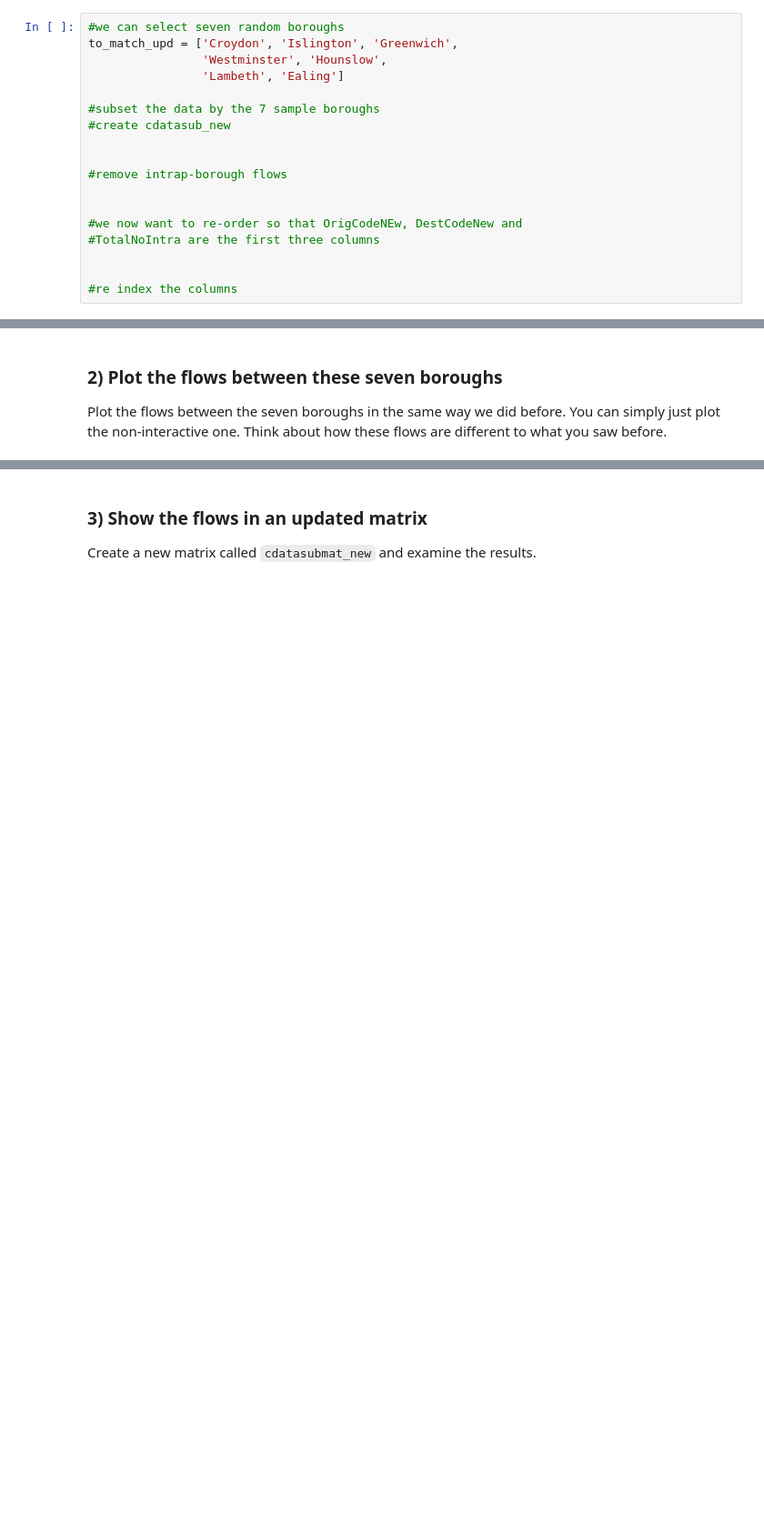
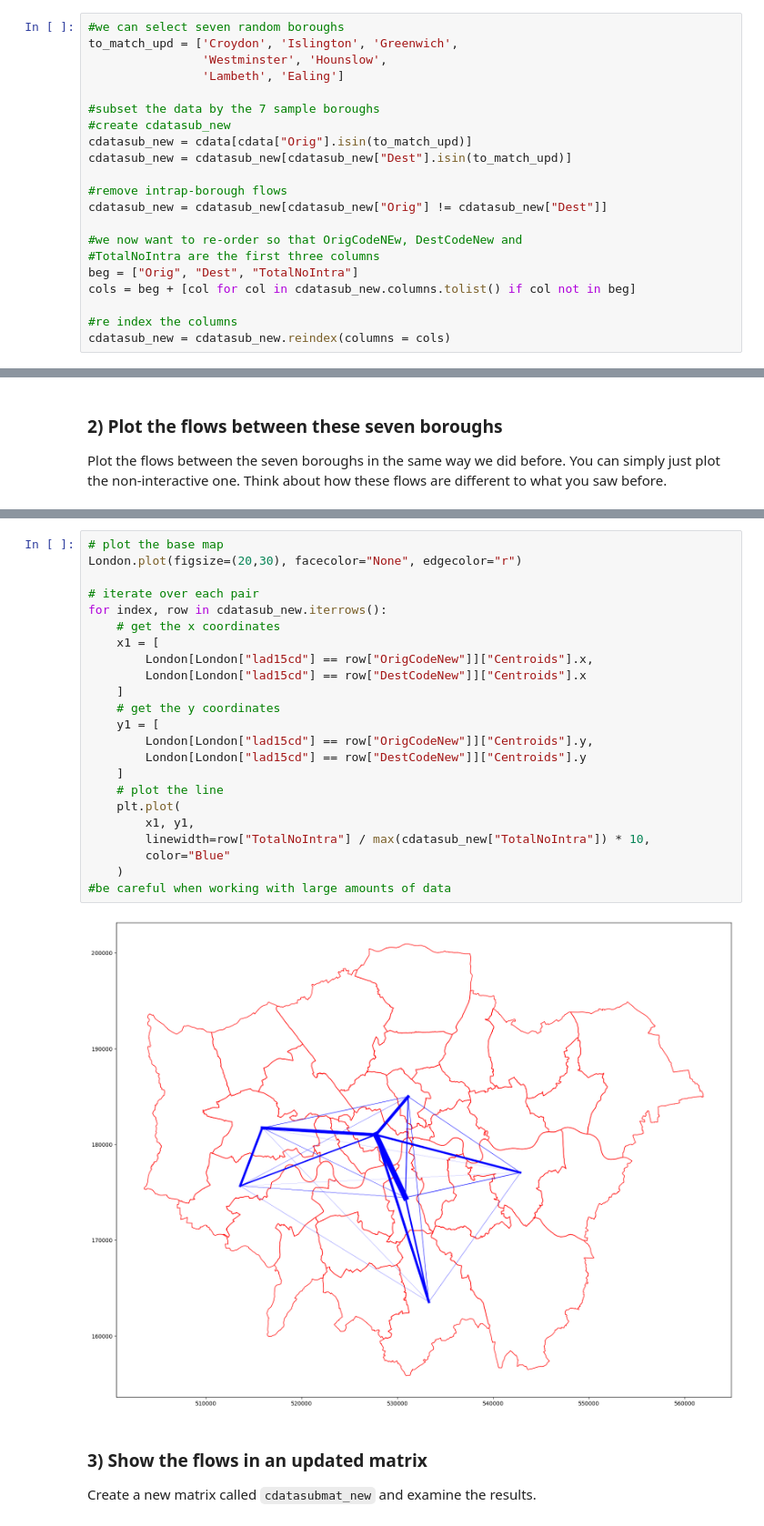
Before and after one commit to hawaiie-star/UrbanSimulation, a Jupyter notebook: Week 2/Urbsim Spatial Interaction - Unconstrained/Urbsim Spatial Interaction - Unconstrained.ipynb, the cells around one changed output, grey strips where cells are left out. Shown at 91% size. Saved outputs shown, nothing was run; the diff lists cells and outputs as text; blank space fills up the shorter version.

```diff
--- a/Week 2/Urbsim Spatial Interaction - Unconstrained/Urbsim Spatial Interaction - Unconstrained.ipynb
+++ b/Week 2/Urbsim Spatial Interaction - Unconstrained/Urbsim Spatial Interaction - Unconstrained.ipynb
@@ -1126,15 +1126,18 @@ to_match_upd = ['Croydon', 'Islington', 'Greenwich',
 
 #subset the data by the 7 sample boroughs
 #create cdatasub_new
-
+cdatasub_new = cdata[cdata["Orig"].isin(to_match_upd)]
+cdatasub_new = cdatasub_new[cdatasub_new["Dest"].isin(to_match_upd)]
 
 #remove intrap-borough flows
-
+cdatasub_new = cdatasub_new[cdatasub_new["Orig"] != cdatasub_new["Dest"]]
 
 #we now want to re-order so that OrigCodeNEw, DestCodeNew and
 #TotalNoIntra are the first three columns
-
+beg = ["Orig", "Dest", "TotalNoIntra"]
+cols = beg + [col for col in cdatasub_new.columns.tolist() if col not in beg]
 
 #re index the columns
+cdatasub_new = cdatasub_new.reindex(columns = cols)
 # %%
 #check the head of the data
@@ -1160,3 +1162,28 @@ Plot the flows between the seven boroughs in the same way we did before. You can
+# %%
+# plot the base map
+London.plot(figsize=(20,30), facecolor="None", edgecolor="r")
+
+# iterate over each pair
+for index, row in cdatasub_new.iterrows():
+    # get the x coordinates
+    x1 = [
+        London[London["lad15cd"] == row["OrigCodeNew"]]["Centroids"].x,
+        London[London["lad15cd"] == row["DestCodeNew"]]["Centroids"].x
+    ]
+    # get the y coordinates
+    y1 = [
+        London[London["lad15cd"] == row["OrigCodeNew"]]["Centroids"].y,
+        London[London["lad15cd"] == row["DestCodeNew"]]["Centroids"].y
+    ]
+    # plot the line
+    plt.plot(
+        x1, y1,
+        linewidth=row["TotalNoIntra"] / max(cdatasub_new["TotalNoIntra"]) * 10,
+        color="Blue"
+    )
+#be careful when working with large amounts of data
+# %% [output]
+[figure, added]
 # %% [markdown]
 ### 3) Show the flows in an updated matrix
 
```
Also changed, not shown: parts of 23 cells of this notebook.
